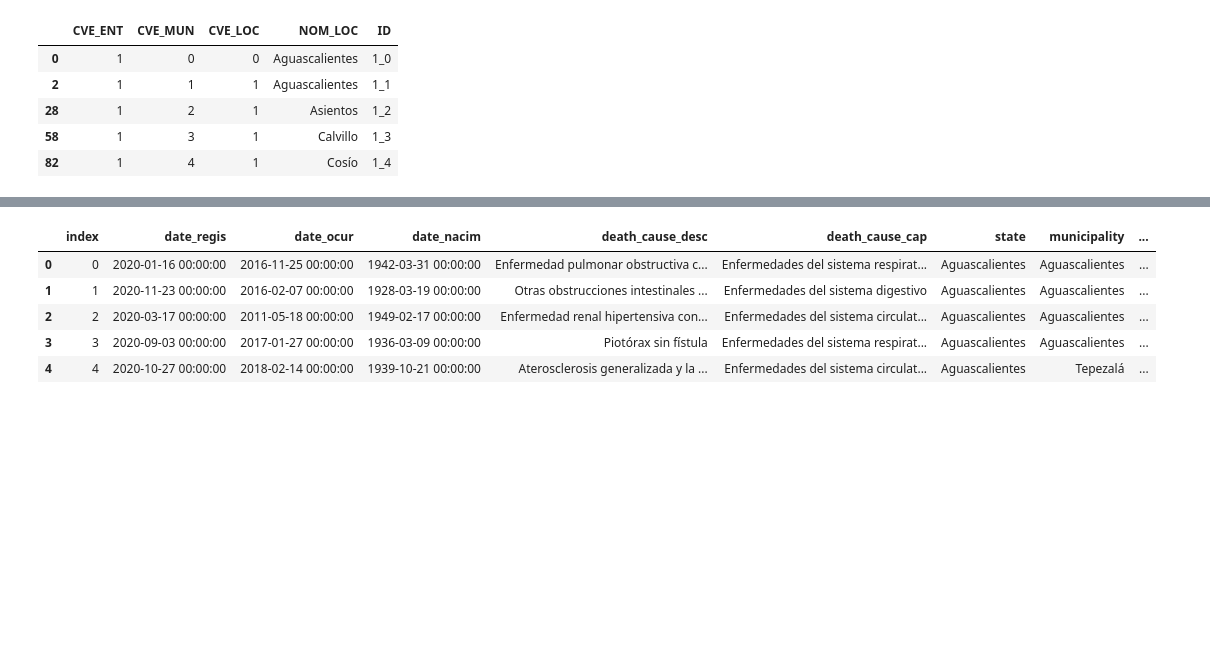
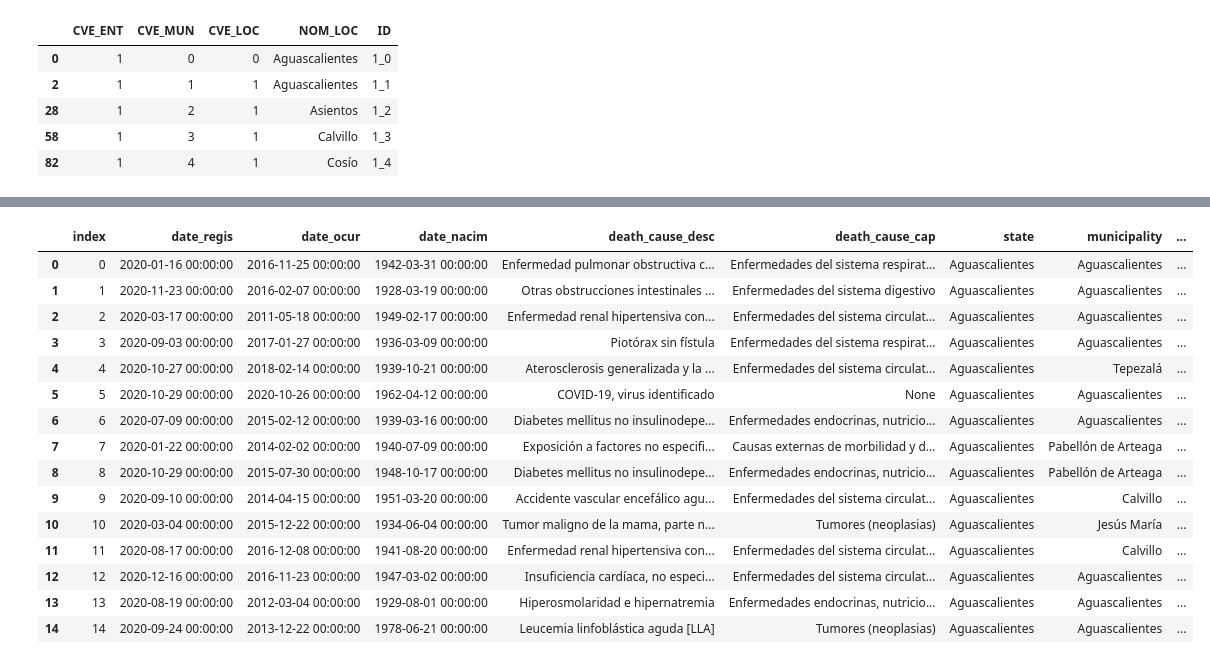
Before and after one commit to VanessaGuzman12/Project2, a Jupyter notebook: Diseases.ipynb, the cells around one changed output, grey strips where cells are left out. Saved outputs shown, nothing was run; the diff lists cells and outputs as text; code cells hidden in the pictures; blank space fills up the shorter version.

```diff
--- a/Diseases.ipynb
+++ b/Diseases.ipynb
@@ -273,22 +289,32 @@ df = pd.read_sql_query("SELECT * FROM mortality_causes", cnx)
 # %%
 
 from flask import render_template, g, url_for
 import pandas as pd
 import json
 import plotly
 import plotly.express as px
 import sqlite3
 import pandas as pd
 
 database = "C:/Users/vanem/Homeworks/Project2/Project2/mortality.sqlite"
 cnx = sqlite3.connect(database)
 df = pd.read_sql_query("SELECT * FROM mortality_causes", cnx)
 #df = px.data.medals_wide()
-df.head()
+df.head(15)
 # %% [output]
 |  | index | date_regis | date_ocur | date_nacim | death_cause_desc | death_cause_cap | state | municipality | ... |
 | 0 | 0 | 2020-01-16 00:00:00 | 2016-11-25 00:00:00 | 1942-03-31 00:00:00 | Enfermedad pulmonar obstructiva c... | Enfermedades del sistema respirat... | Aguascalientes | Aguascalientes | ... |
 | 1 | 1 | 2020-11-23 00:00:00 | 2016-02-07 00:00:00 | 1928-03-19 00:00:00 | Otras obstrucciones intestinales ... | Enfermedades del sistema digestivo | Aguascalientes | Aguascalientes | ... |
 | 2 | 2 | 2020-03-17 00:00:00 | 2011-05-18 00:00:00 | 1949-02-17 00:00:00 | Enfermedad renal hipertensiva con... | Enfermedades del sistema circulat... | Aguascalientes | Aguascalientes | ... |
 | 3 | 3 | 2020-09-03 00:00:00 | 2017-01-27 00:00:00 | 1936-03-09 00:00:00 | Piotórax sin fístula | Enfermedades del sistema respirat... | Aguascalientes | Aguascalientes | ... |
 | 4 | 4 | 2020-10-27 00:00:00 | 2018-02-14 00:00:00 | 1939-10-21 00:00:00 | Aterosclerosis generalizada y la ... | Enfermedades del sistema circulat... | Aguascalientes | Tepezalá | ... |
+| 5 | 5 | 2020-10-29 00:00:00 | 2020-10-26 00:00:00 | 1962-04-12 00:00:00 | COVID-19, virus identificado | None | Aguascalientes | Aguascalientes | ... |
+| 6 | 6 | 2020-07-09 00:00:00 | 2015-02-12 00:00:00 | 1939-03-16 00:00:00 | Diabetes mellitus no insulinodepe... | Enfermedades endocrinas, nutricio... | Aguascalientes | Aguascalientes | ... |
+| 7 | 7 | 2020-01-22 00:00:00 | 2014-02-02 00:00:00 | 1940-07-09 00:00:00 | Exposición a factores no especifi... | Causas externas de morbilidad y d... | Aguascalientes | Pabellón de Arteaga | ... |
+| 8 | 8 | 2020-10-29 00:00:00 | 2015-07-30 00:00:00 | 1948-10-17 00:00:00 | Diabetes mellitus no insulinodepe... | Enfermedades endocrinas, nutricio... | Aguascalientes | Pabellón de Arteaga | ... |
+| 9 | 9 | 2020-09-10 00:00:00 | 2014-04-15 00:00:00 | 1951-03-20 00:00:00 | Accidente vascular encefálico agu... | Enfermedades del sistema circulat... | Aguascalientes | Calvillo | ... |
+| 10 | 10 | 2020-03-04 00:00:00 | 2015-12-22 00:00:00 | 1934-06-04 00:00:00 | Tumor maligno de la mama, parte n... | Tumores (neoplasias) | Aguascalientes | Jesús María | ... |
+| 11 | 11 | 2020-08-17 00:00:00 | 2016-12-08 00:00:00 | 1941-08-20 00:00:00 | Enfermedad renal hipertensiva con... | Enfermedades del sistema circulat... | Aguascalientes | Calvillo | ... |
+| 12 | 12 | 2020-12-16 00:00:00 | 2016-11-23 00:00:00 | 1947-03-02 00:00:00 | Insuficiencia cardíaca, no especi... | Enfermedades del sistema circulat... | Aguascalientes | Aguascalientes | ... |
+| 13 | 13 | 2020-08-19 00:00:00 | 2012-03-04 00:00:00 | 1929-08-01 00:00:00 | Hiperosmolaridad e hipernatremia | Enfermedades endocrinas, nutricio... | Aguascalientes | Aguascalientes | ... |
+| 14 | 14 | 2020-09-24 00:00:00 | 2013-12-22 00:00:00 | 1978-06-21 00:00:00 | Leucemia linfoblástica aguda [LLA] | Tumores (neoplasias) | Aguascalientes | Aguascalientes | ... |
```
Also changed, not shown: parts of 3 cells of this notebook, 3 other files.
